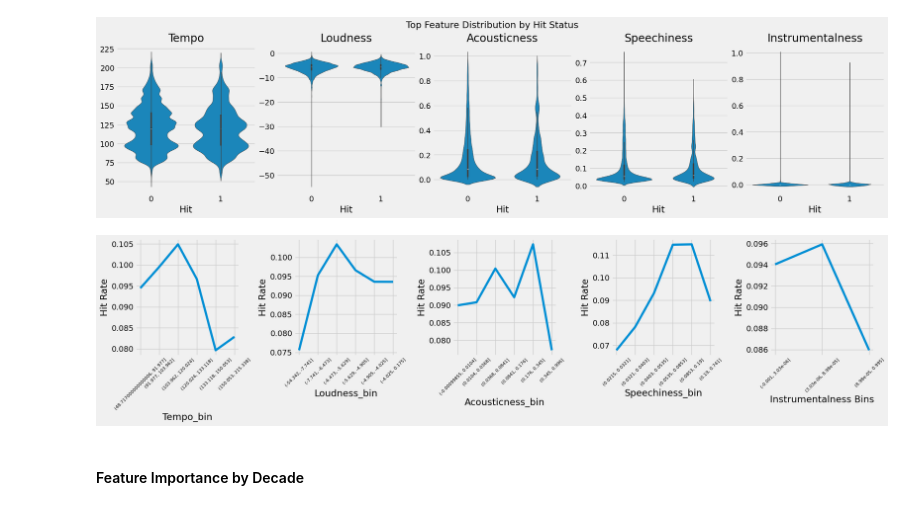
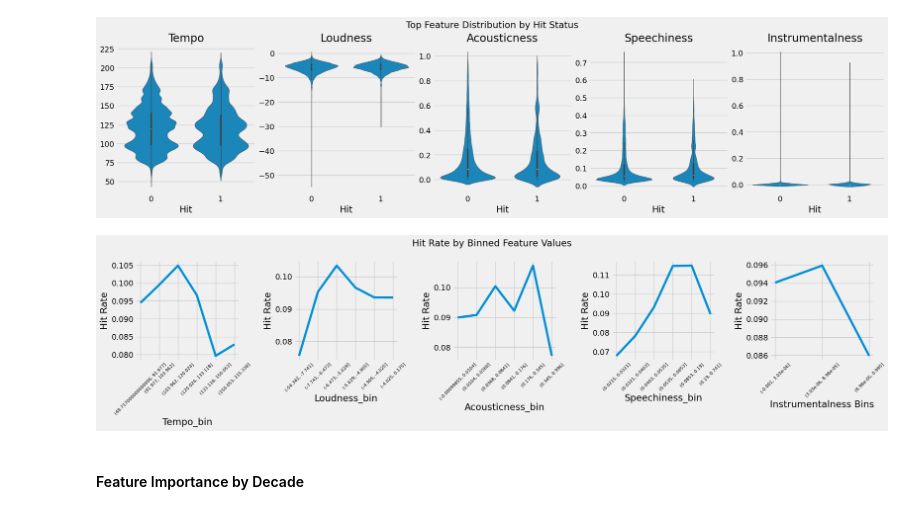
Before and after one commit to Tunchiie/Bungaku, a Jupyter notebook: notebooks/02_Feature_relationships.ipynb, the cells around one changed output. Cells and saved outputs as stored; diff of their text form; code cells hidden in the pictures.

```diff
--- a/notebooks/02_Feature_relationships.ipynb
+++ b/notebooks/02_Feature_relationships.ipynb
@@ -95,18 +95,18 @@ plt.show()
 # %%
 fig, axs = plt.subplots(1, 5, figsize=(20,5), constrained_layout=True)
 for ax, feature in zip(axs, top_features):
     billboard_data[f"{feature}_bin"] = pd.qcut(billboard_data[feature], q=6, duplicates="drop")
     binned = billboard_data.groupby(f"{feature}_bin")["is_hit"].mean().reset_index()
     binned["midpoint"] = binned[f"{feature}_bin"].apply(lambda x: x.mid)
     sns.lineplot(x=binned[f"{feature}_bin"].astype(str), y="is_hit", data=binned, ax=ax)
     ax.tick_params(axis="x", rotation=45, labelsize=8)
     ax.set_ylabel("Hit Rate")
     plt.xlabel(f"{feature} Bins")
-plt.title("")
+plt.suptitle("Hit Rate by Binned Feature Values")
 plt.tight_layout()
 plt.show()
 # %% [output]
-[figure, old version]
+[figure, new version]
 # %% [markdown]
 #### Feature Importance by Decade
 # %%
```
Also changed, not shown: 1 other file.
